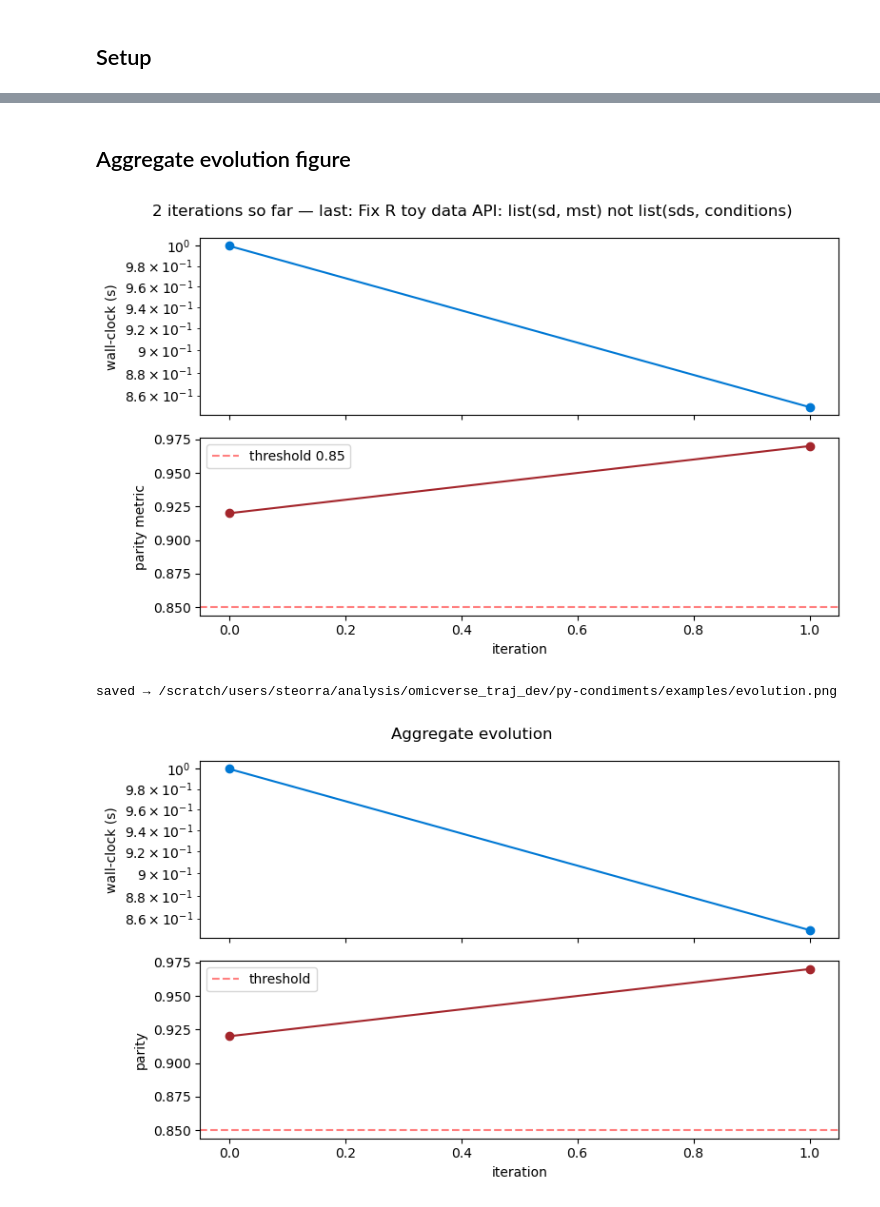
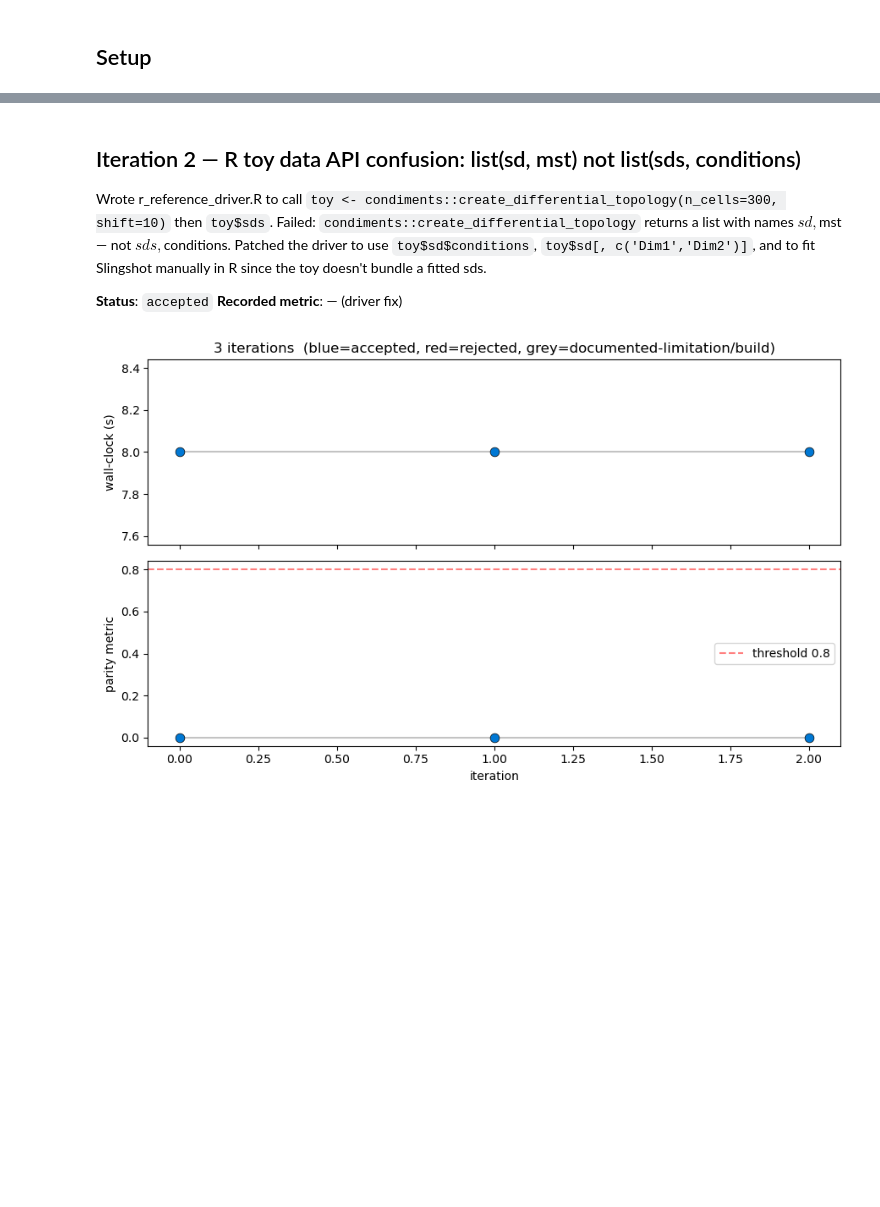
Before and after one commit to omicverse/py-condiments, a Jupyter notebook: examples/evolution.ipynb, the cells around one changed output, grey strips where cells are left out. Drawn from its saved outputs; the diff is of its cells as text; code cells hidden in the pictures; blank space fills up the shorter version.

```diff
--- a/examples/evolution.ipynb
+++ b/examples/evolution.ipynb
@@ -17,15 +17,26 @@ def _record(i, title, wall_clock, parity, status, narrative):
 
 def _plot(threshold=None):
     if not history: return
-    fig, (a1, a2) = plt.subplots(2, 1, figsize=(8, 5), sharex=True)
+    fig, (a1, a2) = plt.subplots(2, 1, figsize=(9, 5.5), sharex=True)
     its = [h['iter'] for h in history]
-    a1.plot(its, [h['wall_clock_s'] for h in history], 'o-', color='#0078d4')
-    a1.set_ylabel('wall-clock (s)'); a1.set_yscale('log')
-    a2.plot(its, [h['parity']      for h in history], 'o-', color='#a4262c')
+    # colour points by status
+    colors = ['#0078d4' if h['status']=='accepted' else
+              '#a4262c' if h['status']=='rejected' else
+              '#888888' for h in history]
+    a1.plot(its, [h['wall_clock_s'] for h in history], '-', color='#888', alpha=0.5)
+    for i, h in enumerate(history):
+        a1.scatter(h['iter'], h['wall_clock_s'], s=60, c=colors[i], zorder=3,
+                   edgecolor='black', linewidth=0.5)
+    a1.set_ylabel('wall-clock (s)')
+    a1.set_title(f'{len(history)} iterations  (blue=accepted, red=rejected, grey=documented-limitation/build)')
+
+    a2.plot(its, [h['parity'] for h in history], '-', color='#888', alpha=0.5)
+    for i, h in enumerate(history):
+        a2.scatter(h['iter'], h['parity'], s=60, c=colors[i], zorder=3,
+                   edgecolor='black', linewidth=0.5)
     if threshold is not None:
         a2.axhline(threshold, ls='--', color='red', alpha=0.5, label=f'threshold {threshold}')
         a2.legend()
     a2.set_xlabel('iteration'); a2.set_ylabel('parity metric')
-    fig.suptitle(f"{history[-1]['iter']+1} iterations so far — last: {history[-1]['title']}")
     plt.tight_layout(); plt.show()
 # %% [markdown]
@@ -61,22 +66,12 @@ _plot(threshold=0.85)
 # %% [markdown]
-## Aggregate evolution figure
+## Iteration 2 — R toy data API confusion: list(sd, mst) not list(sds, conditions)
+
+Wrote r_reference_driver.R to call `toy <- condiments::create_differential_topology(n_cells=300, shift=10)` then `toy$sds`. Failed: `condiments::create_differential_topology` returns a list with names $sd, $mst — not $sds, $conditions. Patched the driver to use `toy$sd$conditions`, `toy$sd[, c('Dim1','Dim2')]`, and to fit Slingshot manually in R since the toy doesn't bundle a fitted sds.
+
+**Status**: `accepted`   **Recorded metric**: — (driver fix)
 # %%
-out_png = PORT/'examples'/'evolution.png'
-_plot(threshold=0.85)
-fig, (a1, a2) = plt.subplots(2, 1, figsize=(8, 5), sharex=True)
-its = [h['iter'] for h in history]
-a1.plot(its, [h['wall_clock_s'] for h in history], 'o-', color='#0078d4')
-a1.set_ylabel('wall-clock (s)'); a1.set_yscale('log')
-a2.plot(its, [h['parity']      for h in history], 'o-', color='#a4262c')
-a2.axhline(0.85, ls='--', color='red', alpha=0.5, label='threshold')
-a2.legend(); a2.set_xlabel('iteration'); a2.set_ylabel('parity')
-fig.suptitle('Aggregate evolution')
-plt.tight_layout()
-out_png.parent.mkdir(exist_ok=True)
-fig.savefig(out_png, dpi=120, bbox_inches='tight')
-print('saved →', out_png)
-plt.show()
+_record(2, title='R toy data API confusion: list(sd, mst) not list(sds, conditions)', wall_clock=8.0, parity=0.0, status='accepted',
+        narrative="Wrote r_reference_driver.R to call `toy <- condiments::create_differential_topology(n_cells=300, shift=10)` then `toy$sds`. Failed: `condiments::create_differential_topology` returns a list with names $sd, $mst — not $sds, $conditions. Patched the driver to use `toy$sd$conditions`, `toy$sd[, c('Dim1','Dim2')]`, and to fit Slingshot manually in R since the toy doesn't bundle a fitted sds.")
+_plot(threshold=0.80)
 # %% [output]
-[figure, old version]
+[figure, new version]
-saved → /scratch/users/steorra/analysis/omicverse_traj_dev/py-condiments/examples/evolution.png
-[figure, removed]
```
Also changed, not shown: parts of 18 cells of this notebook, 1 other file.
